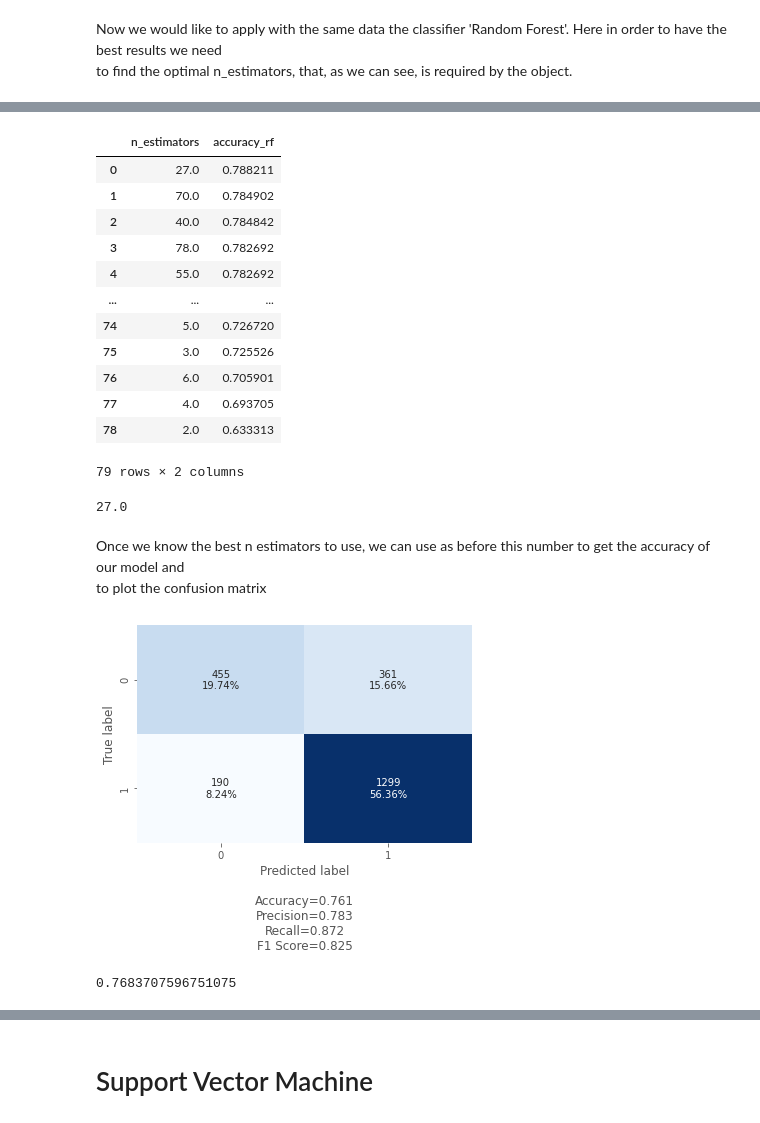
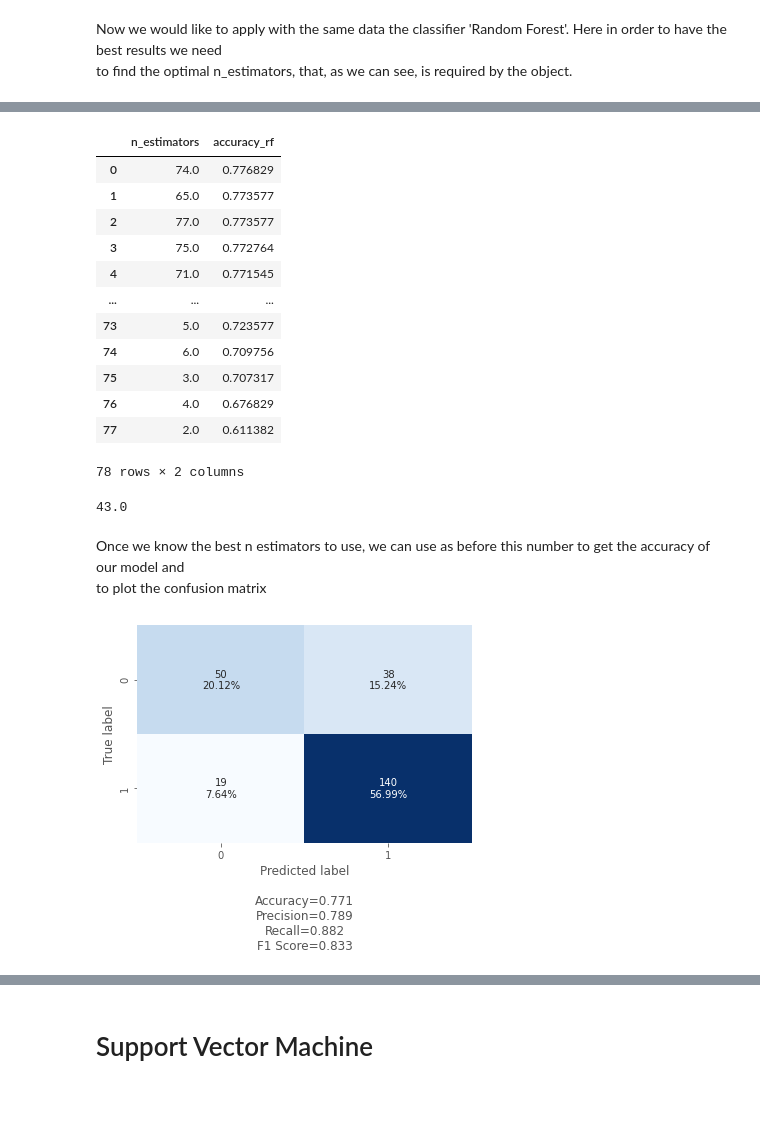
Before and after one commit to andreapiodantonio/data_science_project_dismi_adantonio_oczerwisnki, a Jupyter notebook: startup_classificator/startup_classificator.ipynb, the cells around one changed output, grey strips where cells are left out. Saved outputs shown, nothing was run; the diff lists cells and outputs as text; code cells hidden in the pictures.

```diff
--- a/startup_classificator/startup_classificator.ipynb
+++ b/startup_classificator/startup_classificator.ipynb
@@ -532,18 +534,30 @@ With the library sklearn we create the object lr.
 # %%
 lr = LogisticRegression(solver='liblinear')
 # %%
+accuracy_val_lr = []
+
 i=0
 for i in range(0,10):
+
       X_train, X_test, y_train, y_test = train_test_split(X, y, test_size=0.1, random_state=i, shuffle=True, stratify=y)
       X_train, X_val, y_train, y_val   = train_test_split(X_train, y_train, test_size=0.3, random_state=0, shuffle=True, stratify=y_train)
+
+      # for each iteration we create train and predict on the val, creating i confusion matrix
       fit = lr.fit(X_train, y_train)
       y_pred = fit.predict(X_val)
-      globals()[f"conf_mat{i}"]  = confusion_matrix(y_val, y_pred)
+      globals()[f"conf_mat_val_lr_{i}"]  = confusion_matrix(y_val, y_pred)
+
+      # from each of these confusion matrix we extract with the function ravel tn, fn, fp, tp and we calculate the accuracy
+      globals()[f"tn_val_lr_{i}"], globals()[f"fp_val_lr_{i}"], globals()[f"fn_val_lr_{i}"], globals()[f"tp_val_lr_{i}"] = globals()[f"conf_mat_val_lr_{i}"].ravel()
+      globals()[f"accuracy_val_lr_{i}"] = (globals()[f"tn_val_lr_{i}"]+globals()[f"tp_val_lr_{i}"])/(globals()[f"tn_val_lr_{i}"]+globals()[f"fn_val_lr_{i}"]+globals()[f"fp_val_lr_{i}"]+globals()[f"tp_val_lr_{i}"])
+
+      # we collect the accuracy in an array with len i
+      accuracy_val_lr.append(globals()[f"accuracy_val_lr_{i}"])
       i=i+1
 
 labels=['True label','Predicted label']
 #conf_mat_lr_perc = (conf_mat_lr/conf_mat_lr.sum())
-conf_mat_lr = conf_mat0+conf_mat1+conf_mat2+conf_mat3+conf_mat4+conf_mat5+conf_mat6+conf_mat7+conf_mat8+conf_mat9
+conf_mat_val_lr = (conf_mat_val_lr_0+conf_mat_val_lr_1+conf_mat_val_lr_2+conf_mat_val_lr_3+conf_mat_val_lr_4+conf_mat_val_lr_5+conf_mat_val_lr_6+conf_mat_val_lr_7+conf_mat_val_lr_8+conf_mat_val_lr_9)/10
 #sns.heatmap(conf_mat_lr_perc, square=True, annot=True, cmap='Blues',cbar=True,fmt='.2%')
-confusion_matrix_custom.make_confusion_matrix(conf_mat_lr,cbar=False)
+confusion_matrix_custom.make_confusion_matrix(conf_mat_val_lr,cbar=False)
 # %% [output]
@@ -623,46 +677,53 @@ Wall time: 1min 1s
 # %%
-accuracy_rf_i = accuracy_rf_i.sort_values('accuracy_rf', ascending=False).reset_index(drop=True)#.tail(3)
-accuracy_rf_i
+accuracy_rf_nest = accuracy_rf_nest.sort_values('accuracy_rf', ascending=False).reset_index(drop=True)#.tail(3)
+accuracy_rf_nest
 # %% [output]
 |  | n_estimators | accuracy_rf |
-| 0 | 27.0 | 0.788211 |
-| 1 | 70.0 | 0.784902 |
-| 2 | 40.0 | 0.784842 |
-| 3 | 78.0 | 0.782692 |
-| 4 | 55.0 | 0.782692 |
+| 0 | 74.0 | 0.776829 |
+| 1 | 65.0 | 0.773577 |
+| 2 | 77.0 | 0.773577 |
+| 3 | 75.0 | 0.772764 |
+| 4 | 71.0 | 0.771545 |
 | ... | ... | ... |
-| 74 | 5.0 | 0.726720 |
-| 75 | 3.0 | 0.725526 |
-| 76 | 6.0 | 0.705901 |
-| 77 | 4.0 | 0.693705 |
-| 78 | 2.0 | 0.633313 |
+| 73 | 5.0 | 0.723577 |
+| 74 | 6.0 | 0.709756 |
+| 75 | 3.0 | 0.707317 |
+| 76 | 4.0 | 0.676829 |
+| 77 | 2.0 | 0.611382 |
-79 rows × 2 columns
+78 rows × 2 columns
 # %%
-accuracy_rf_i['n_estimators'][0]
+accuracy_rf_nest['n_estimators'][0]
 # %% [output]
-27.0
+43.0
 # %% [markdown]
 Once we know the best n estimators to use, we can use as before this number to get the accuracy of our model and <br>
 to plot the confusion matrix
 # %%
-rf = RandomForestClassifier(n_estimators=int(accuracy_rf_i['n_estimators'][0]))
+rf = RandomForestClassifier(n_estimators=int(accuracy_rf_nest['n_estimators'][0]))
 # %%
+accuracy_val_rf = []
+
 i=0
-for i in range(0,9):
+for i in range(0,10):
       X_train, X_test, y_train, y_test = train_test_split(X, y, test_size=0.1, random_state=i, shuffle=True, stratify=y)
       X_train, X_val, y_train, y_val   = train_test_split(X_train, y_train, test_size=0.3, random_state=0, shuffle=True, stratify=y_train)
       fit = rf.fit(X_train, y_train)
       y_pred = fit.predict(X_val)
-      globals()[f"conf_mat{i}"]  = confusion_matrix(y_val, y_pred)
-      i=i+1
+      globals()[f"conf_mat_val_rf_{i}"]  = confusion_matrix(y_val, y_pred)
+
+      globals()[f"tn_val_rf_{i}"], globals()[f"fp_val_rf_{i}"], globals()[f"fn_val_rf_{i}"], globals()[f"tp_val_rf_{i}"] = globals()[f"conf_mat_val_rf_{i}"].ravel()
+      globals()[f"accuracy_val_rf_{i}"] = (globals()[f"tn_val_rf_{i}"]+globals()[f"tp_val_rf_{i}"])/(globals()[f"tn_val_rf_{i}"]+globals()[f"fn_val_rf_{i}"]+globals()[f"fp_val_rf_{i}"]+globals()[f"tp_val_rf_{i}"])
+
+      accuracy_val_rf.append(globals()[f"accuracy_val_rf_{i}"])
+      #i=i+1
 
 labels=['True label','Predicted label']
-#conf_mat_lr_perc = (conf_mat_lr/conf_mat_lr.sum())
-conf_mat_rf = conf_mat0+conf_mat1+conf_mat2+conf_mat3+conf_mat4+conf_mat5+conf_mat6+conf_mat7+conf_mat8+conf_mat9
-#sns.heatmap(conf_mat_lr_perc, square=True, annot=True, cmap='Blues',cbar=True,fmt='.2%')
-confusion_matrix_custom.make_confusion_matrix(conf_mat_rf,cbar=False)
+#conf_mat_rf_perc = (conf_mat_rf/conf_mat_rf.sum())
+conf_mat_val_rf = (conf_mat_val_rf_0+conf_mat_val_rf_1+conf_mat_val_rf_2+conf_mat_val_rf_3+conf_mat_val_rf_4+conf_mat_val_rf_5+conf_mat_val_rf_6+conf_mat_val_rf_7+conf_mat_val_rf_8+conf_mat_val_rf_9)/10
+#sns.heatmap(conf_mat_rf_perc, square=True, annot=True, cmap='Blues',cbar=True,fmt='.2%')
+confusion_matrix_custom.make_confusion_matrix(conf_mat_val_rf,cbar=False)
 # %% [output]
-[figure, old version]
+[figure, new version]
 # %%
 #i=0
 #for train_index, test_index in folds.split(X,y):
@@ -677,8 +738,3 @@ confusion_matrix_custom.make_confusion_matrix(conf_mat_rf,cbar=False)
 #conf_mat_rf = conf_mat1+conf_mat2+conf_mat3+conf_mat4+conf_mat5+conf_mat6+conf_mat7+conf_mat8+conf_mat9
 #sns.heatmap(conf_mat_lr_perc, square=True, annot=True, cmap='Blues',cbar=True,fmt='.2%')
 #confusion_matrix_custom.make_confusion_matrix(conf_mat_rf, cbar=False)
-# %%
-accuracy_rf = cross_val_score(rf, X, y, cv=10).mean()
-accuracy_rf
-# %% [output]
-0.7683707596751075
```
Also changed, not shown: parts of 50 cells of this notebook.
